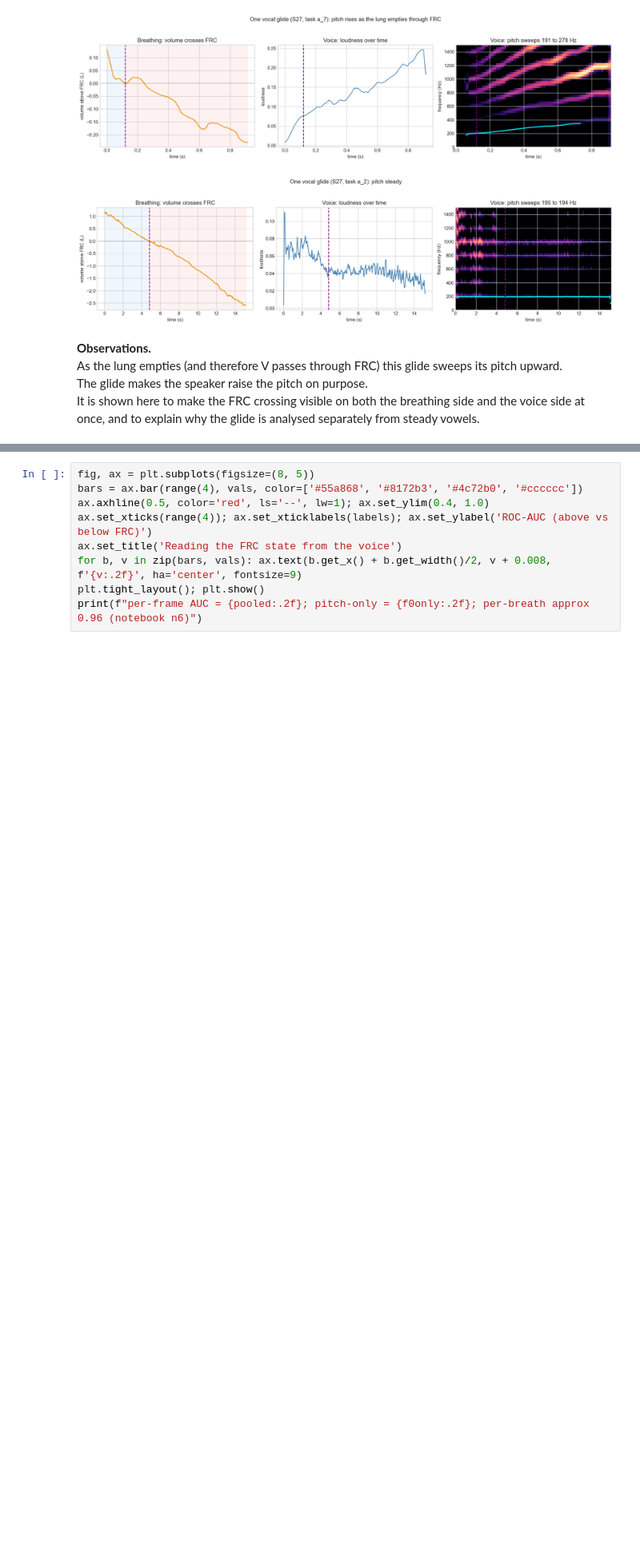
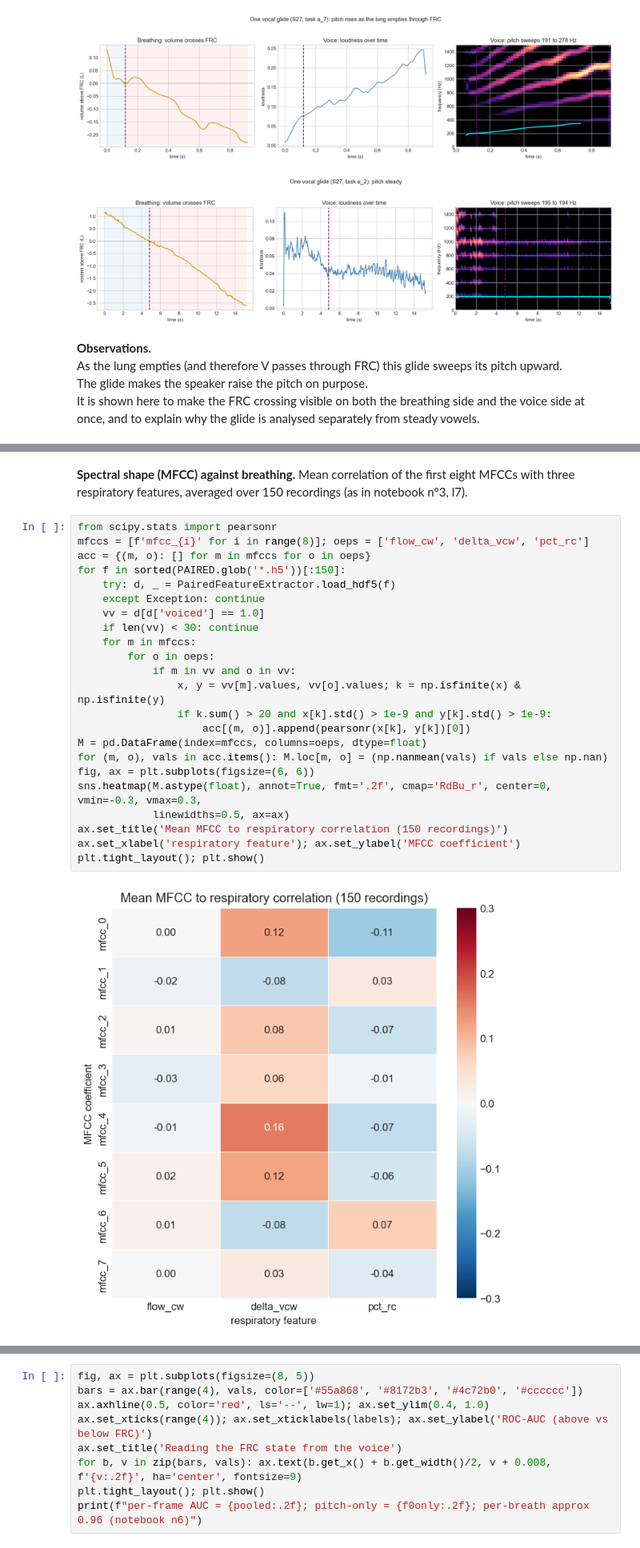
Before and after one commit to Frasavenix/Respiratory-Volumes-and-Speech-pneumophonic_pipeline, a Jupyter notebook: notebooks/results_summary.ipynb, the cells around one changed output, grey strips where cells are left out. Shown at 80% size. Saved outputs shown, nothing was run; the diff lists cells and outputs as text; blank space fills up the shorter version.

```diff
--- a/notebooks/results_summary.ipynb
+++ b/notebooks/results_summary.ipynb
@@ -129,0 +151,27 @@ It is shown here to make the FRC crossing visible on both the breathing side and
+# %% [markdown]
+**Spectral shape (MFCC) against breathing.** Mean correlation of the first eight MFCCs with three respiratory features, averaged over 150 recordings (as in notebook n°3, l7).
+# %%
+from scipy.stats import pearsonr
+mfccs = [f'mfcc_{i}' for i in range(8)]; oeps = ['flow_cw', 'delta_vcw', 'pct_rc']
+acc = {(m, o): [] for m in mfccs for o in oeps}
+for f in sorted(PAIRED.glob('*.h5'))[:150]:
+    try: d, _ = PairedFeatureExtractor.load_hdf5(f)
+    except Exception: continue
+    vv = d[d['voiced'] == 1.0]
+    if len(vv) < 30: continue
+    for m in mfccs:
+        for o in oeps:
+            if m in vv and o in vv:
+                x, y = vv[m].values, vv[o].values; k = np.isfinite(x) & np.isfinite(y)
+                if k.sum() > 20 and x[k].std() > 1e-9 and y[k].std() > 1e-9:
+                    acc[(m, o)].append(pearsonr(x[k], y[k])[0])
+M = pd.DataFrame(index=mfccs, columns=oeps, dtype=float)
+for (m, o), vals in acc.items(): M.loc[m, o] = (np.nanmean(vals) if vals else np.nan)
+fig, ax = plt.subplots(figsize=(6, 6))
+sns.heatmap(M.astype(float), annot=True, fmt='.2f', cmap='RdBu_r', center=0, vmin=-0.3, vmax=0.3,
+            linewidths=0.5, ax=ax)
+ax.set_title('Mean MFCC to respiratory correlation (150 recordings)')
+ax.set_xlabel('respiratory feature'); ax.set_ylabel('MFCC coefficient')
+plt.tight_layout(); plt.show()
+# %% [output]
+[figure, added]
```
Also changed, not shown: parts of 16 cells of this notebook.
